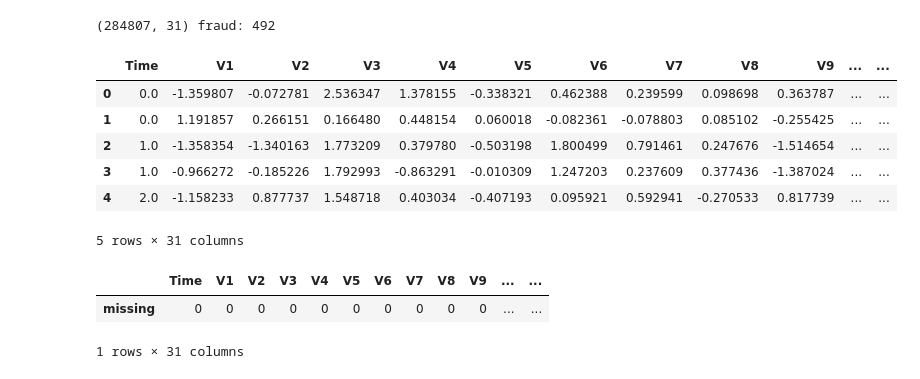
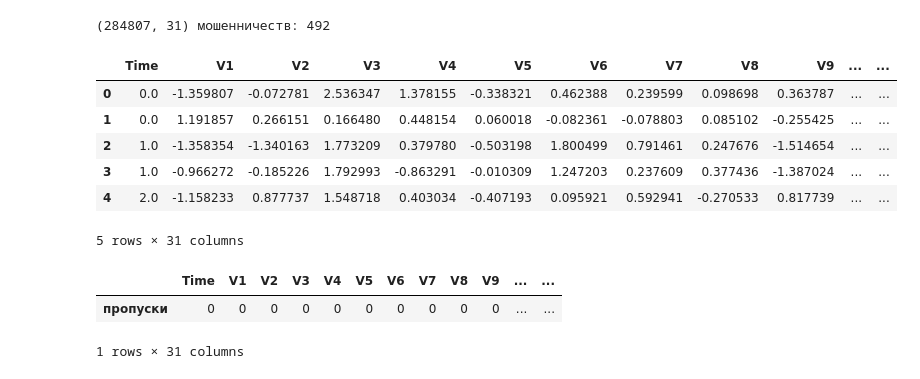
Before and after one commit to DJsivo/prod_me, a Jupyter notebook: notebooks/neural_fraud_detection.ipynb, the cells around one changed output. Drawn from its saved outputs; the diff is of its cells as text; code cells hidden in the pictures.

```diff
--- a/notebooks/neural_fraud_detection.ipynb
+++ b/notebooks/neural_fraud_detection.ipynb
@@ -7,23 +5,23 @@ Data: [official TensorFlow tutorial and public CSV mirror](https://www.tensorflo
 # %%
 from pathlib import Path
 import sys
 ROOT = Path.cwd()
 if ROOT.name == 'notebooks': ROOT = ROOT.parent
 sys.path.insert(0, str(ROOT / 'src'))
 import pandas as pd
 from fraud import load_data, run, projections
 raw = load_data()
-print(raw.shape, 'fraud:', int(raw.Class.sum()))
-display(raw.head(), raw.isna().sum().to_frame('missing').T)
+print(raw.shape, 'мошенничеств:', int(raw.Class.sum()))
+display(raw.head(), raw.isna().sum().to_frame('пропуски').T)
 # %% [output]
-(284807, 31) fraud: 492
+(284807, 31) мошенничеств: 492
 |  | Time | V1 | V2 | V3 | V4 | V5 | V6 | V7 | V8 | V9 | ... | ... |
 | 0 | 0.0 | -1.359807 | -0.072781 | 2.536347 | 1.378155 | -0.338321 | 0.462388 | 0.239599 | 0.098698 | 0.363787 | ... | ... |
 | 1 | 0.0 | 1.191857 | 0.266151 | 0.166480 | 0.448154 | 0.060018 | -0.082361 | -0.078803 | 0.085102 | -0.255425 | ... | ... |
 | 2 | 1.0 | -1.358354 | -1.340163 | 1.773209 | 0.379780 | -0.503198 | 1.800499 | 0.791461 | 0.247676 | -1.514654 | ... | ... |
 | 3 | 1.0 | -0.966272 | -0.185226 | 1.792993 | -0.863291 | -0.010309 | 1.247203 | 0.237609 | 0.377436 | -1.387024 | ... | ... |
 | 4 | 2.0 | -1.158233 | 0.877737 | 1.548718 | 0.403034 | -0.407193 | 0.095921 | 0.592941 | -0.270533 | 0.817739 | ... | ... |
 5 rows × 31 columns
 |  | Time | V1 | V2 | V3 | V4 | V5 | V6 | V7 | V8 | V9 | ... | ... |
-| missing | 0 | 0 | 0 | 0 | 0 | 0 | 0 | 0 | 0 | 0 | ... | ... |
+| пропуски | 0 | 0 | 0 | 0 | 0 | 0 | 0 | 0 | 0 | 0 | ... | ... |
 1 rows × 31 columns
```
Also changed, not shown: parts of 11 cells of this notebook, 7 other files.
